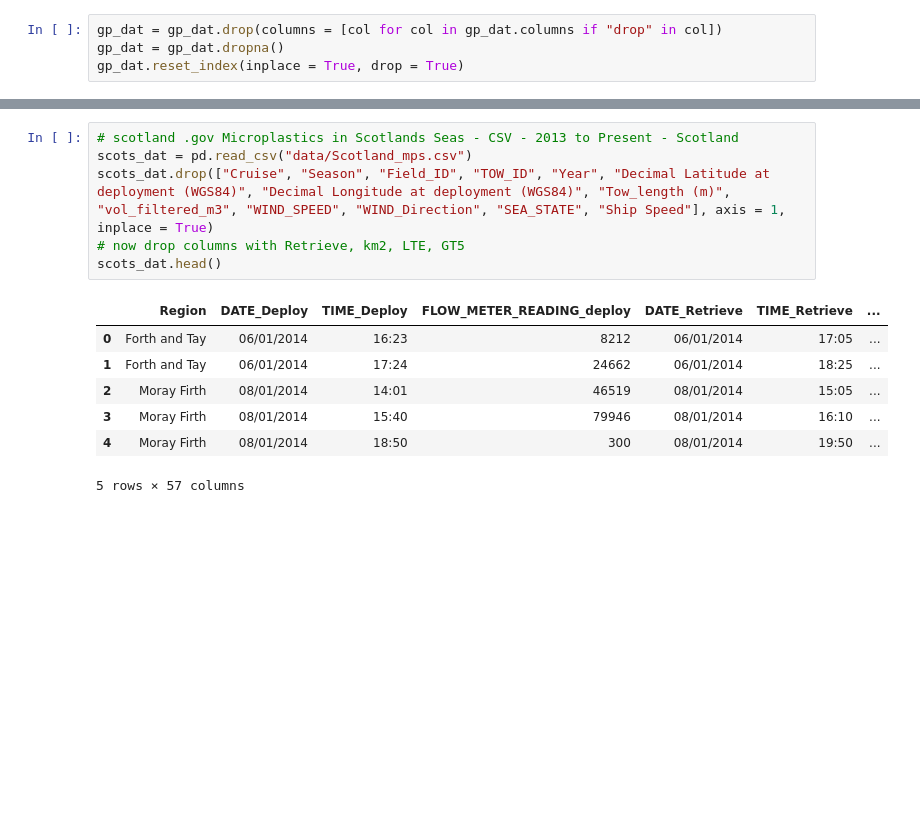
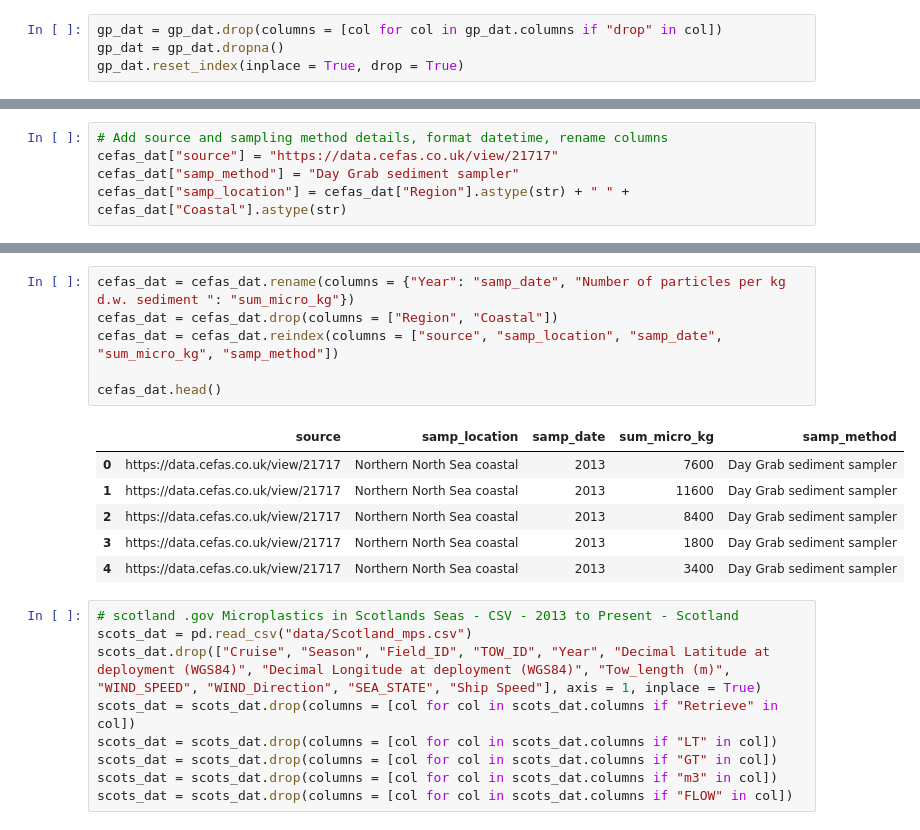
Before and after one commit to fonkerina/Microplastic-Tracker, a Jupyter notebook: data collection.ipynb, the cells around one changed output, grey strips where cells are left out. Saved outputs shown, nothing was run; the diff lists cells and outputs as text; blank space fills up the shorter version.

```diff
--- a/data collection.ipynb
+++ b/data collection.ipynb
@@ -94,0 +98,5 @@ cefas_dat.head()
+# %%
+# Add source and sampling method details, format datetime, rename columns
+cefas_dat["source"] = "https://data.cefas.co.uk/view/21717"
+cefas_dat["samp_method"] = "Day Grab sediment sampler"
+cefas_dat["samp_location"] = cefas_dat["Region"].astype(str) + " " + cefas_dat["Coastal"].astype(str)
@@ -95,14 +107,22 @@ cefas_dat.head()
+# %%
+cefas_dat = cefas_dat.rename(columns = {"Year": "samp_date", "Number of particles per kg d.w. sediment ": "sum_micro_kg"})
+cefas_dat = cefas_dat.drop(columns = ["Region", "Coastal"])
+cefas_dat = cefas_dat.reindex(columns = ["source", "samp_location", "samp_date", "sum_micro_kg", "samp_method"])
+
+cefas_dat.head()
+# %% [output]
+|  | source | samp_location | samp_date | sum_micro_kg | samp_method |
+| 0 | https://data.cefas.co.uk/view/21717 | Northern North Sea coastal | 2013 | 7600 | Day Grab sediment sampler |
+| 1 | https://data.cefas.co.uk/view/21717 | Northern North Sea coastal | 2013 | 11600 | Day Grab sediment sampler |
+| 2 | https://data.cefas.co.uk/view/21717 | Northern North Sea coastal | 2013 | 8400 | Day Grab sediment sampler |
+| 3 | https://data.cefas.co.uk/view/21717 | Northern North Sea coastal | 2013 | 1800 | Day Grab sediment sampler |
+| 4 | https://data.cefas.co.uk/view/21717 | Northern North Sea coastal | 2013 | 3400 | Day Grab sediment sampler |
 # %%
 # scotland .gov Microplastics in Scotlands Seas - CSV - 2013 to Present - Scotland
 scots_dat = pd.read_csv("data/Scotland_mps.csv")
-scots_dat.drop(["Cruise", "Season", "Field_ID", "TOW_ID", "Year", "Decimal Latitude at deployment (WGS84)", "Decimal Longitude at deployment (WGS84)", "Tow_length (m)", "vol_filtered_m3", "WIND_SPEED", "WIND_Direction", "SEA_STATE", "Ship Speed"], axis = 1, inplace = True)
-# now drop columns with Retrieve, km2, LTE, GT5
-scots_dat.head()
+scots_dat.drop(["Cruise", "Season", "Field_ID", "TOW_ID", "Year", "Decimal Latitude at deployment (WGS84)", "Decimal Longitude at deployment (WGS84)", "Tow_length (m)", "WIND_SPEED", "WIND_Direction", "SEA_STATE", "Ship Speed"], axis = 1, inplace = True)
+scots_dat = scots_dat.drop(columns = [col for col in scots_dat.columns if "Retrieve" in col])
+scots_dat = scots_dat.drop(columns = [col for col in scots_dat.columns if "LT" in col])
+scots_dat = scots_dat.drop(columns = [col for col in scots_dat.columns if "GT" in col])
+scots_dat = scots_dat.drop(columns = [col for col in scots_dat.columns if "m3" in col])
+scots_dat = scots_dat.drop(columns = [col for col in scots_dat.columns if "FLOW" in col])
-# %% [output]
-|  | Region | DATE_Deploy | TIME_Deploy | FLOW_METER_READING_deploy | DATE_Retrieve | TIME_Retrieve | ... |
-| 0 | Forth and Tay | 06/01/2014 | 16:23 | 8212 | 06/01/2014 | 17:05 | ... |
-| 1 | Forth and Tay | 06/01/2014 | 17:24 | 24662 | 06/01/2014 | 18:25 | ... |
-| 2 | Moray Firth | 08/01/2014 | 14:01 | 46519 | 08/01/2014 | 15:05 | ... |
-| 3 | Moray Firth | 08/01/2014 | 15:40 | 79946 | 08/01/2014 | 16:10 | ... |
-| 4 | Moray Firth | 08/01/2014 | 18:50 | 300 | 08/01/2014 | 19:50 | ... |
-5 rows × 57 columns
```
Also changed, not shown: parts of 8 cells of this notebook.
